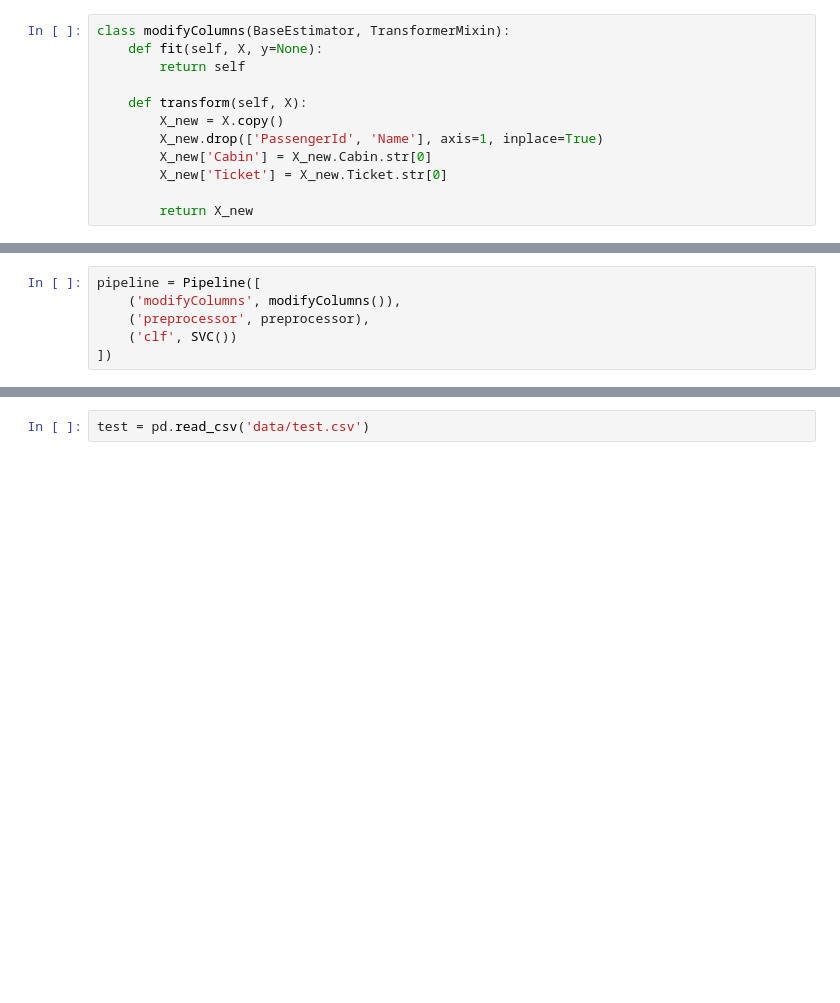
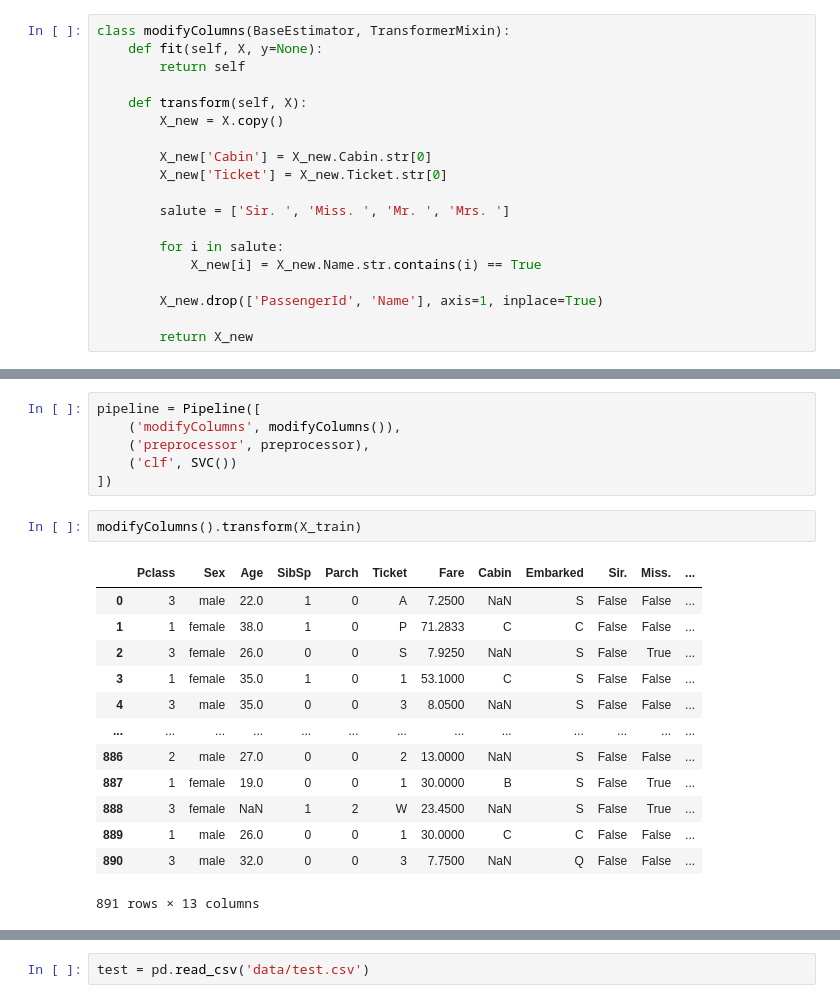
Before and after one commit to tengkumuazabs/my-portfolio, a Jupyter notebook: python-projects/kaggle/titanic/main.ipynb, the cells around one changed output, grey strips where cells are left out. Drawn from its saved outputs; the diff is of its cells as text; blank space fills up the shorter version.

```diff
--- a/python-projects/kaggle/titanic/main.ipynb
+++ b/python-projects/kaggle/titanic/main.ipynb
@@ -120,10 +121,17 @@ class modifyColumns(BaseEstimator, TransformerMixin):
 
     def transform(self, X):
         X_new = X.copy()
-        X_new.drop(['PassengerId', 'Name'], axis=1, inplace=True)
+
         X_new['Cabin'] = X_new.Cabin.str[0]
         X_new['Ticket'] = X_new.Ticket.str[0]
 
+        salute = ['Sir. ', 'Miss. ', 'Mr. ', 'Mrs. ']
+
+        for i in salute:
+            X_new[i] = X_new.Name.str.contains(i) == True
+
+        X_new.drop(['PassengerId', 'Name'], axis=1, inplace=True)
+
         return X_new
 # %%
 numerical_transformer = Pipeline([
@@ -151,4 +159,20 @@ pipeline = Pipeline([
     ('preprocessor', preprocessor),
     ('clf', SVC())
 ])
+# %%
+modifyColumns().transform(X_train)
+# %% [output]
+|  | Pclass | Sex | Age | SibSp | Parch | Ticket | Fare | Cabin | Embarked | Sir. | Miss. | ... |
+| 0 | 3 | male | 22.0 | 1 | 0 | A | 7.2500 | NaN | S | False | False | ... |
+| 1 | 1 | female | 38.0 | 1 | 0 | P | 71.2833 | C | C | False | False | ... |
+| 2 | 3 | female | 26.0 | 0 | 0 | S | 7.9250 | NaN | S | False | True | ... |
+| 3 | 1 | female | 35.0 | 1 | 0 | 1 | 53.1000 | C | S | False | False | ... |
+| 4 | 3 | male | 35.0 | 0 | 0 | 3 | 8.0500 | NaN | S | False | False | ... |
+| ... | ... | ... | ... | ... | ... | ... | ... | ... | ... | ... | ... | ... |
+| 886 | 2 | male | 27.0 | 0 | 0 | 2 | 13.0000 | NaN | S | False | False | ... |
+| 887 | 1 | female | 19.0 | 0 | 0 | 1 | 30.0000 | B | S | False | True | ... |
+| 888 | 3 | female | NaN | 1 | 2 | W | 23.4500 | NaN | S | False | True | ... |
+| 889 | 1 | male | 26.0 | 0 | 0 | 1 | 30.0000 | C | C | False | False | ... |
+| 890 | 3 | male | 32.0 | 0 | 0 | 3 | 7.7500 | NaN | Q | False | False | ... |
+891 rows × 13 columns
 # %%
```
Also changed, not shown: parts of 6 cells of this notebook, 5 other files.
